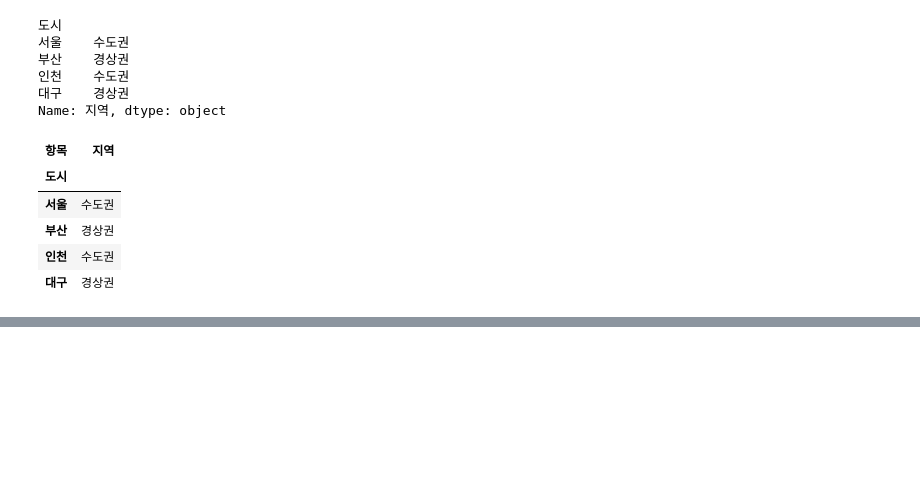
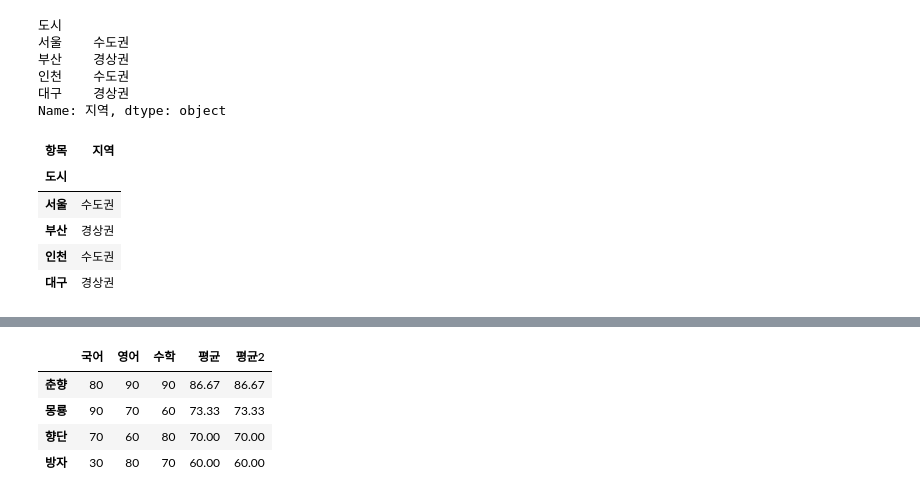
Before and after one commit to yongmimi/Data-Analysis-2021-1, a Jupyter notebook: 03 Pandas/01 Basic.ipynb, the cells around one changed output, grey strips where cells are left out. Cells and saved outputs as stored; diff of their text form; code cells hidden in the pictures; blank space fills up the shorter version.

```diff
--- a/03 Pandas/01 Basic.ipynb
+++ b/03 Pandas/01 Basic.ipynb
@@ -377,0 +404,11 @@ df[['지역']]
+# %%
+data = {
+    "국어": [80, 90, 70, 30],
+    "영어": [90, 70, 60, 40],
+    "수학": [90, 60, 80, 70],
+}
+columns = ["국어", "영어", "수학"]
+index = ["춘향", "몽룡", "향단", "방자"]
+df = pd.DataFrame(data, index=index, columns=columns)
+data
+df
@@ -377,0 +437,3 @@ df[['지역']]
+# %%
+df['평균'] = ((df['국어']+df['영어']+df['수학']) / 3).round(2)
+df
@@ -377,0 +446,9 @@ df[['지역']]
+# %%
+df['평균2'] = df.mean(axis=1).round(2)
+df
+# %% [output]
+|  | 국어 | 영어 | 수학 | 평균 | 평균2 |
+| 춘향 | 80 | 90 | 90 | 86.67 | 86.67 |
+| 몽룡 | 90 | 70 | 60 | 73.33 | 73.33 |
+| 향단 | 70 | 60 | 80 | 70.00 | 70.00 |
+| 방자 | 30 | 80 | 70 | 60.00 | 60.00 |
```
Also changed, not shown: parts of 16 cells of this notebook, 9 other files.
